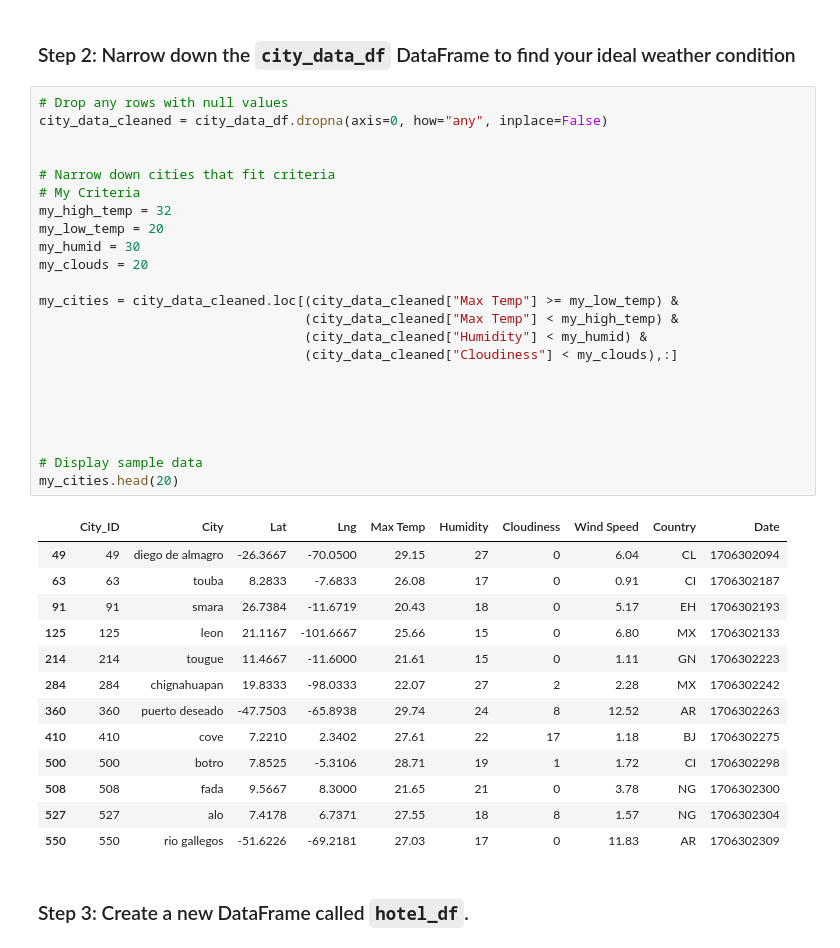
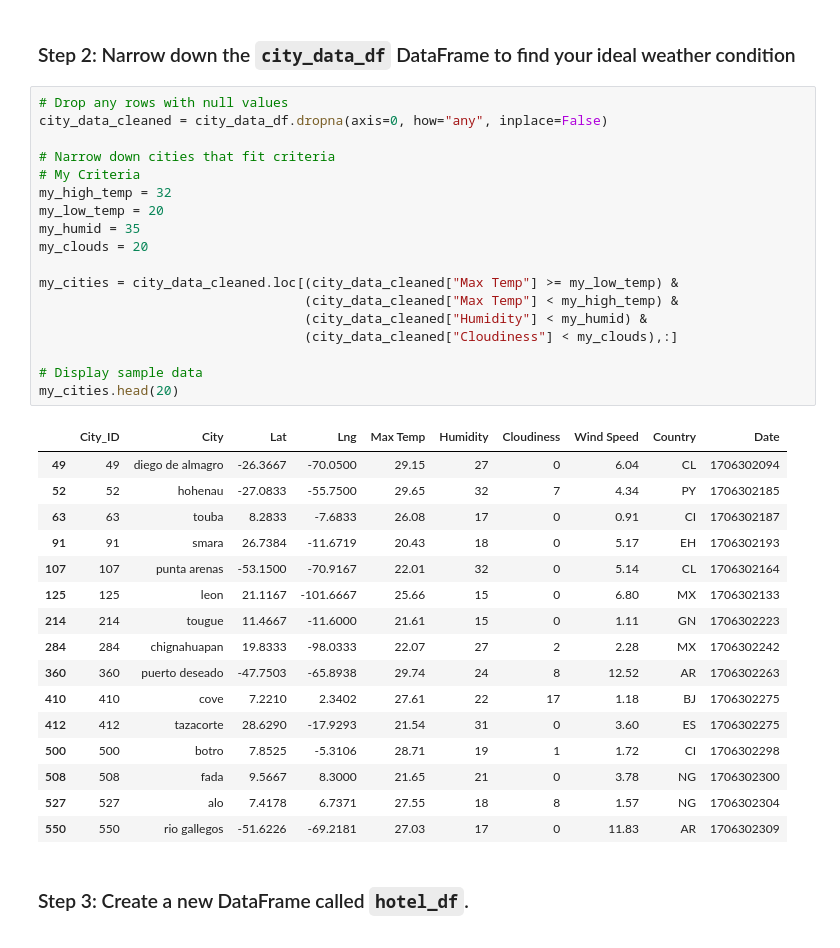
Before and after one commit to byTravis/Module6_API-Challenge, a Jupyter notebook: VacationPy_TravisCook.ipynb, the cells around one changed output. Cells and saved outputs as stored; diff of their text form.

```diff
--- a/VacationPy_TravisCook.ipynb
+++ b/VacationPy_TravisCook.ipynb
@@ -55,36 +54,34 @@ all_cities_map
 # %%
 # Drop any rows with null values
 city_data_cleaned = city_data_df.dropna(axis=0, how="any", inplace=False)
-
 
 # Narrow down cities that fit criteria
 # My Criteria
 my_high_temp = 32
 my_low_temp = 20
-my_humid = 30
+my_humid = 35
 my_clouds = 20
 
 my_cities = city_data_cleaned.loc[(city_data_cleaned["Max Temp"] >= my_low_temp) &
                                   (city_data_cleaned["Max Temp"] < my_high_temp) &
                                   (city_data_cleaned["Humidity"] < my_humid) &
                                   (city_data_cleaned["Cloudiness"] < my_clouds),:]
 
-
-
-
-
 # Display sample data
 my_cities.head(20)
 # %% [output]
 |  | City_ID | City | Lat | Lng | Max Temp | Humidity | Cloudiness | Wind Speed | Country | Date |
 | 49 | 49 | diego de almagro | -26.3667 | -70.0500 | 29.15 | 27 | 0 | 6.04 | CL | 1706302094 |
+| 52 | 52 | hohenau | -27.0833 | -55.7500 | 29.65 | 32 | 7 | 4.34 | PY | 1706302185 |
 | 63 | 63 | touba | 8.2833 | -7.6833 | 26.08 | 17 | 0 | 0.91 | CI | 1706302187 |
 | 91 | 91 | smara | 26.7384 | -11.6719 | 20.43 | 18 | 0 | 5.17 | EH | 1706302193 |
+| 107 | 107 | punta arenas | -53.1500 | -70.9167 | 22.01 | 32 | 0 | 5.14 | CL | 1706302164 |
 | 125 | 125 | leon | 21.1167 | -101.6667 | 25.66 | 15 | 0 | 6.80 | MX | 1706302133 |
 | 214 | 214 | tougue | 11.4667 | -11.6000 | 21.61 | 15 | 0 | 1.11 | GN | 1706302223 |
 | 284 | 284 | chignahuapan | 19.8333 | -98.0333 | 22.07 | 27 | 2 | 2.28 | MX | 1706302242 |
 | 360 | 360 | puerto deseado | -47.7503 | -65.8938 | 29.74 | 24 | 8 | 12.52 | AR | 1706302263 |
 | 410 | 410 | cove | 7.2210 | 2.3402 | 27.61 | 22 | 17 | 1.18 | BJ | 1706302275 |
+| 412 | 412 | tazacorte | 28.6290 | -17.9293 | 21.54 | 31 | 0 | 3.60 | ES | 1706302275 |
 | 500 | 500 | botro | 7.8525 | -5.3106 | 28.71 | 19 | 1 | 1.72 | CI | 1706302298 |
 | 508 | 508 | fada | 9.5667 | 8.3000 | 21.65 | 21 | 0 | 3.78 | NG | 1706302300 |
 | 527 | 527 | alo | 7.4178 | 6.7371 | 27.55 | 18 | 8 | 1.57 | NG | 1706302304 |
```
Also changed, not shown: parts of 7 cells of this notebook, 2 other files.
